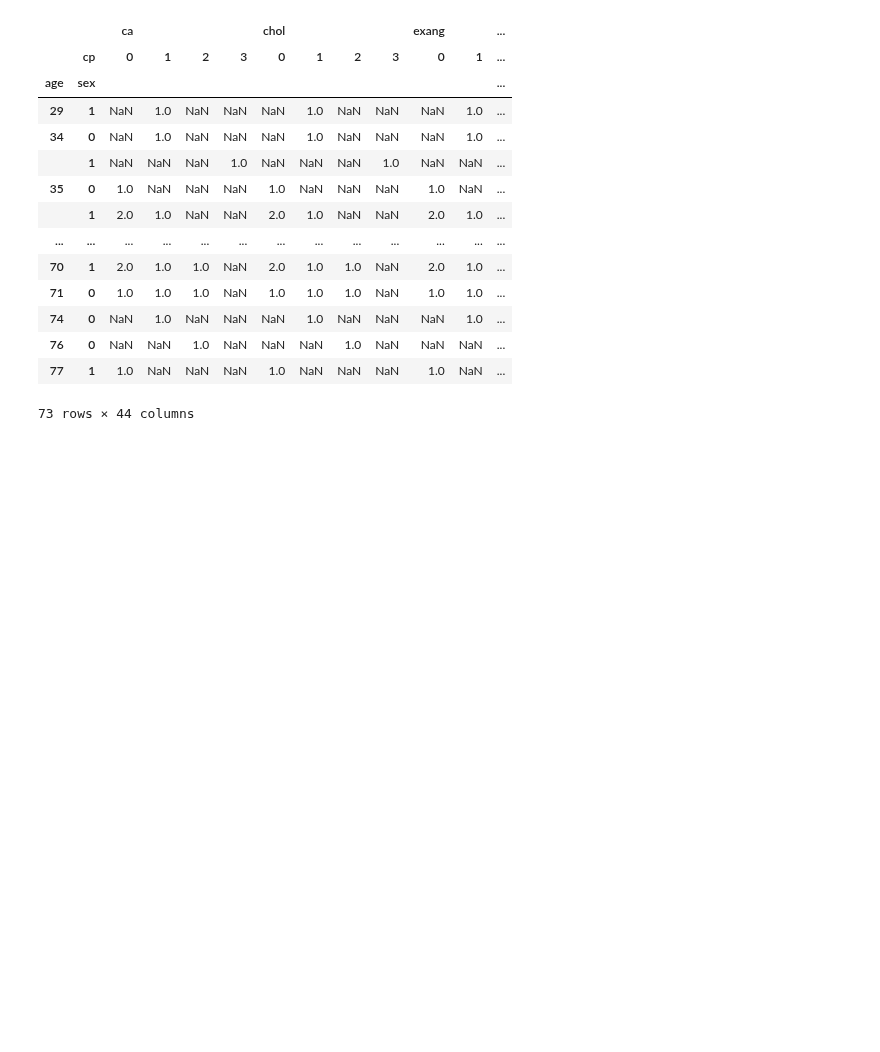
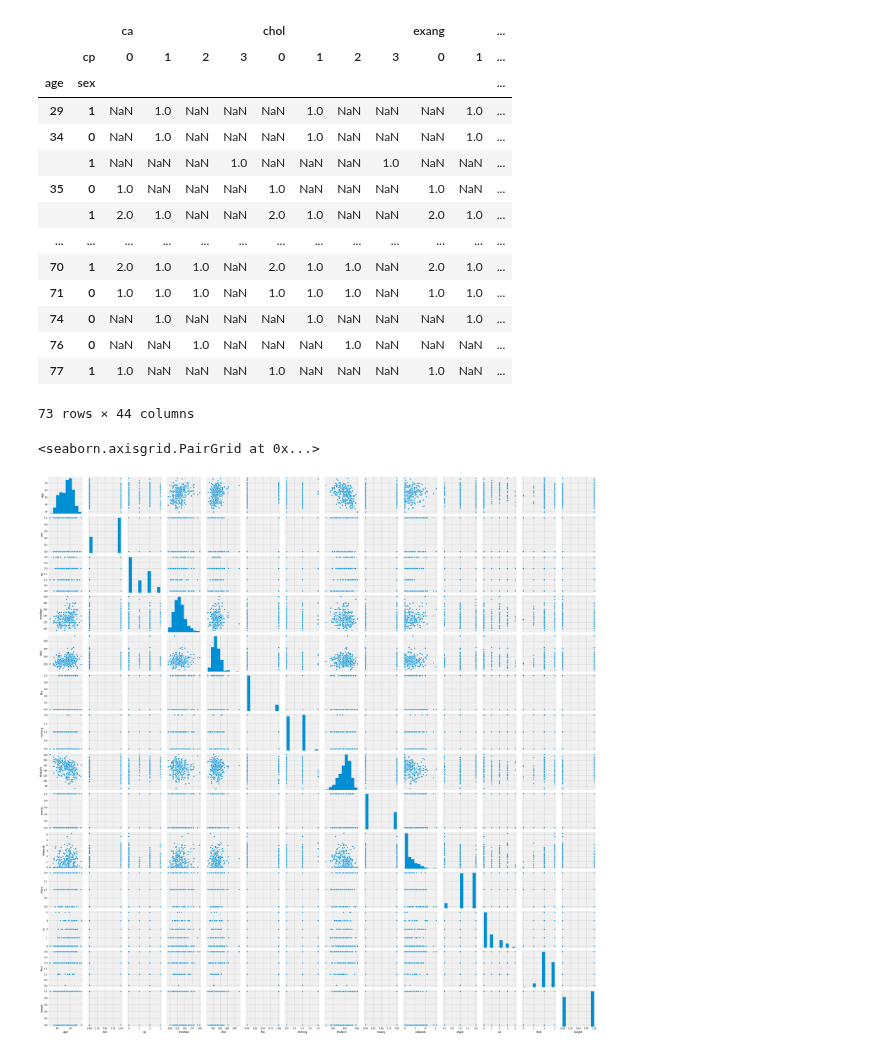
Before and after one commit to abidshafee/google.colaboratory_project, a Jupyter notebook: Statistics4ML.ipynb, the cells around one changed output. Saved outputs shown, nothing was run; the diff lists cells and outputs as text; code cells hidden in the pictures; blank space fills up the shorter version.

```diff
--- a/Statistics4ML.ipynb
+++ b/Statistics4ML.ipynb
@@ -147,3 +147,8 @@ pd.pivot_table(df, index=['age', 'sex'], columns=['cp'], aggfunc=len)
 | 76 | 0 | NaN | NaN | 1.0 | NaN | NaN | NaN | 1.0 | NaN | NaN | NaN | ... |
 | 77 | 1 | 1.0 | NaN | NaN | NaN | 1.0 | NaN | NaN | NaN | 1.0 | NaN | ... |
 73 rows × 44 columns
+# %%
+sns.pairplot(df)
+# %% [output]
+<seaborn.axisgrid.PairGrid at 0x...>
+[figure, added]
```
